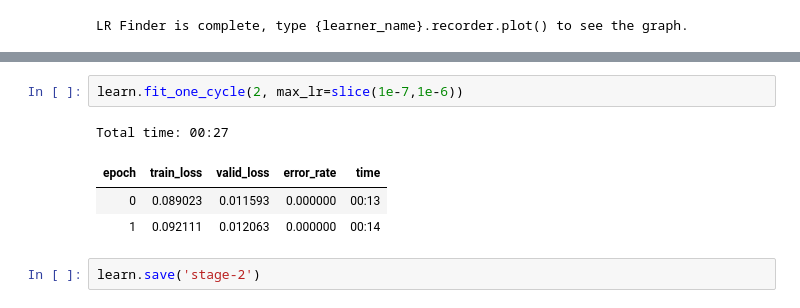
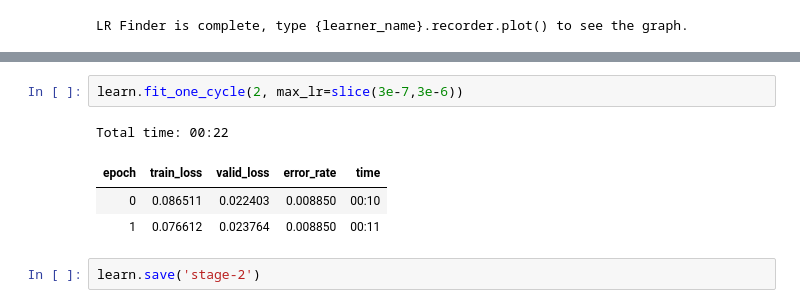
Before and after one commit to computableai/fastai-workshop, a Jupyter notebook: workshop.ipynb, the cells around one changed output, grey strips where cells are left out. Drawn from its saved outputs; the diff is of its cells as text.

```diff
--- a/workshop.ipynb
+++ b/workshop.ipynb
@@ -199,10 +225,10 @@ learn.recorder.plot()
 # %%
-learn.fit_one_cycle(2, max_lr=slice(1e-7,1e-6))
+learn.fit_one_cycle(2, max_lr=slice(3e-7,3e-6))
 # %% [output]
-Total time: 00:27
+Total time: 00:22
 | epoch | train_loss | valid_loss | error_rate | time |
-| 0 | 0.089023 | 0.011593 | 0.000000 | 00:13 |
-| 1 | 0.092111 | 0.012063 | 0.000000 | 00:14 |
+| 0 | 0.086511 | 0.022403 | 0.008850 | 00:10 |
+| 1 | 0.076612 | 0.023764 | 0.008850 | 00:11 |
 # %%
 learn.save('stage-2')
 # %% [markdown]
```
Also changed, not shown: parts of 18 cells of this notebook.
